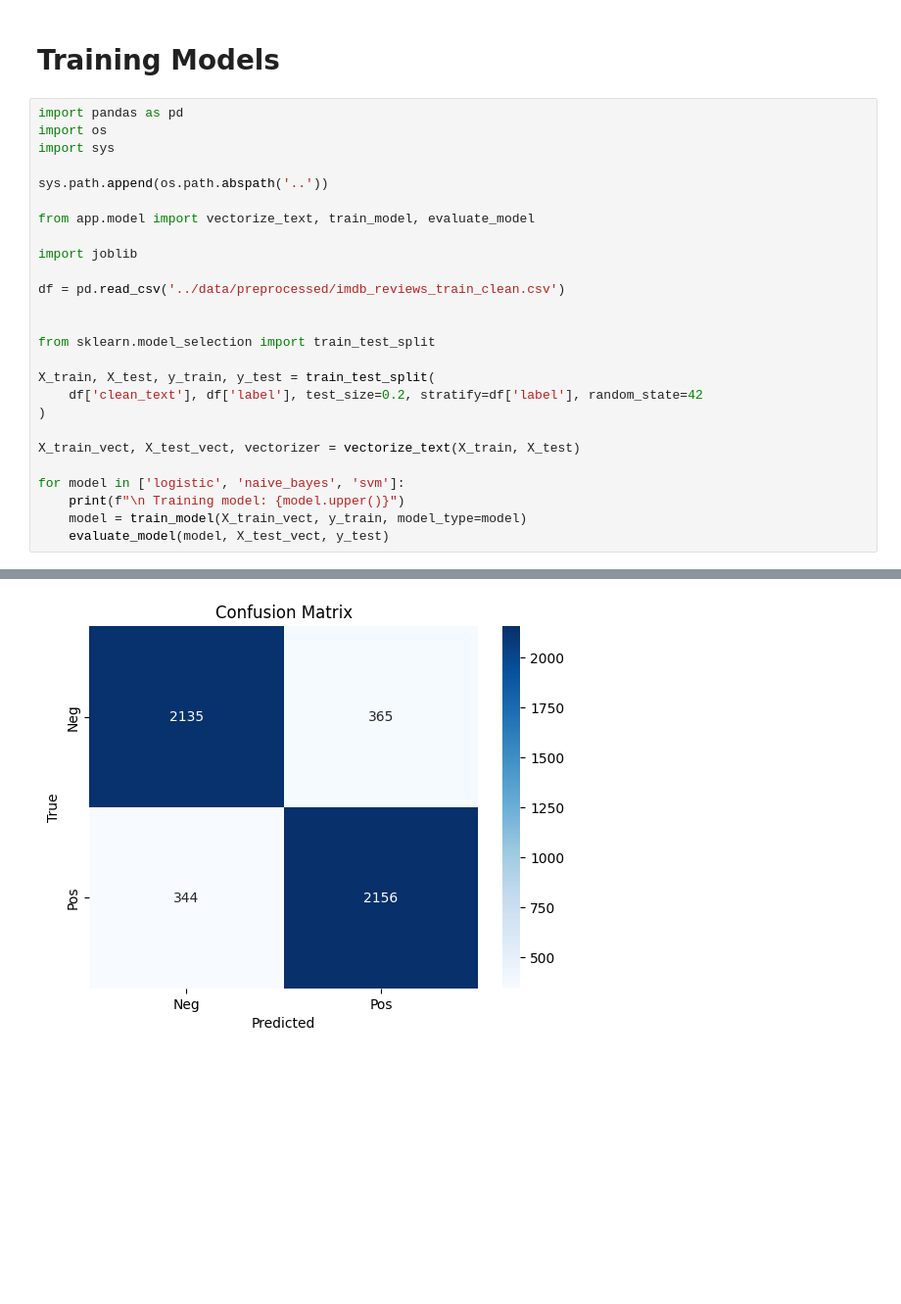
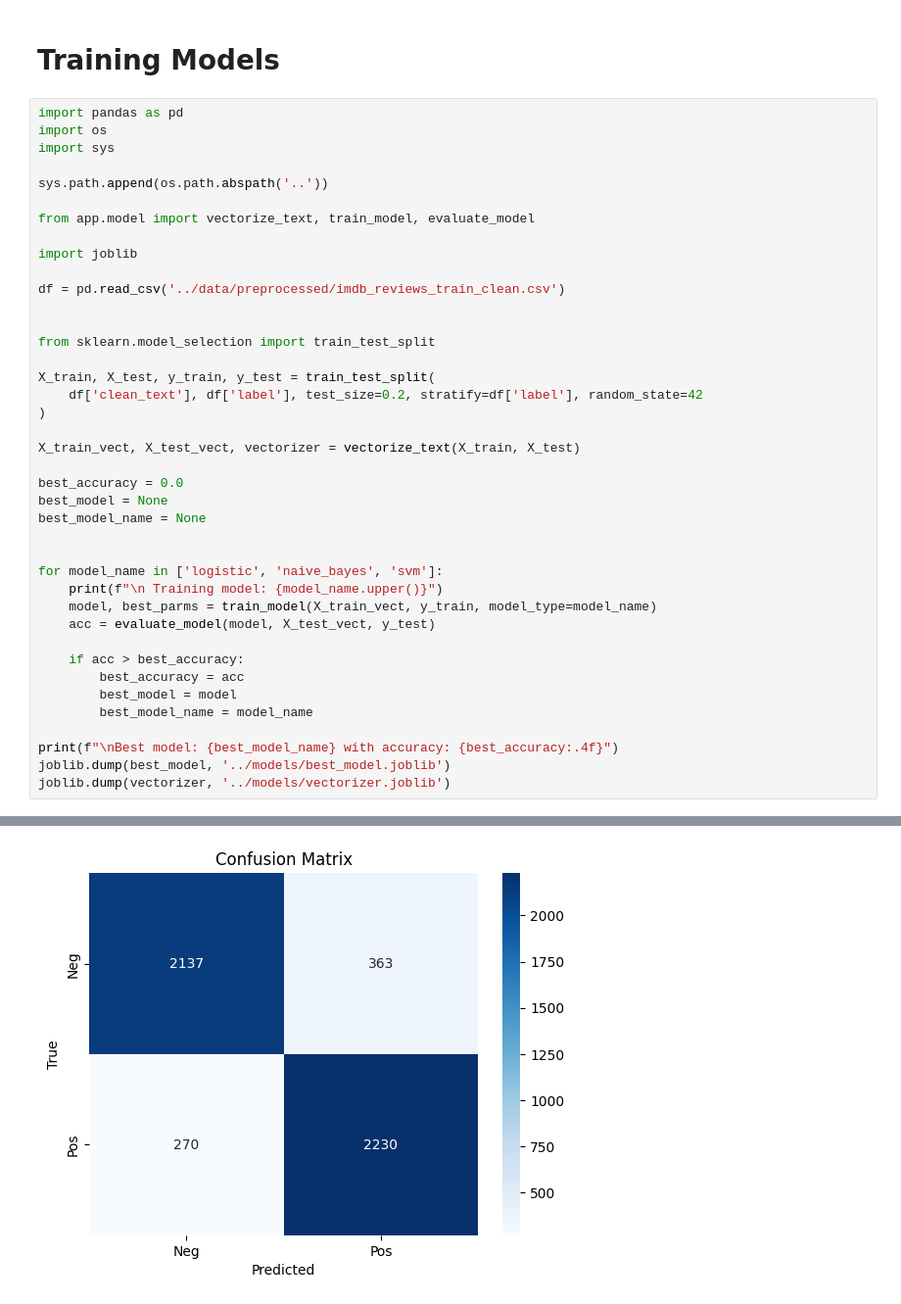
Before and after one commit to PolPujolSantaella/sentiment-analyzer, a Jupyter notebook: notebooks/models_sentiment.ipynb, the cells around one changed output, grey strips where cells are left out. Shown: that part at 98% size. Cells and saved outputs as stored; diff of their text form; blank space fills up the shorter version.

Commit message:
Optimize model hyperparameters and add detailed documentation

```diff
--- a/notebooks/models_sentiment.ipynb
+++ b/notebooks/models_sentiment.ipynb
@@ -22,9 +22,23 @@ X_train, X_test, y_train, y_test = train_test_split(
 
 X_train_vect, X_test_vect, vectorizer = vectorize_text(X_train, X_test)
 
-for model in ['logistic', 'naive_bayes', 'svm']:
-    print(f"\n Training model: {model.upper()}")
-    model = train_model(X_train_vect, y_train, model_type=model)
-    evaluate_model(model, X_test_vect, y_test)
+best_accuracy = 0.0
+best_model = None
+best_model_name = None
+
+
+for model_name in ['logistic', 'naive_bayes', 'svm']:
+    print(f"\n Training model: {model_name.upper()}")
+    model, best_parms = train_model(X_train_vect, y_train, model_type=model_name)
+    acc = evaluate_model(model, X_test_vect, y_test)
+
+    if acc > best_accuracy:
+        best_accuracy = acc
+        best_model = model
+        best_model_name = model_name
+
+print(f"\nBest model: {best_model_name} with accuracy: {best_accuracy:.4f}")
+joblib.dump(best_model, '../models/best_model.joblib')
+joblib.dump(vectorizer, '../models/vectorizer.joblib')
 # %% [output]
  Training model: LOGISTIC
@@ -68 +88 @@ weighted avg       0.86      0.86      0.86      5000
-[figure, old version]
+[figure, new version]
```
Also changed, not shown: parts of 2 cells of this notebook, 6 other files.
